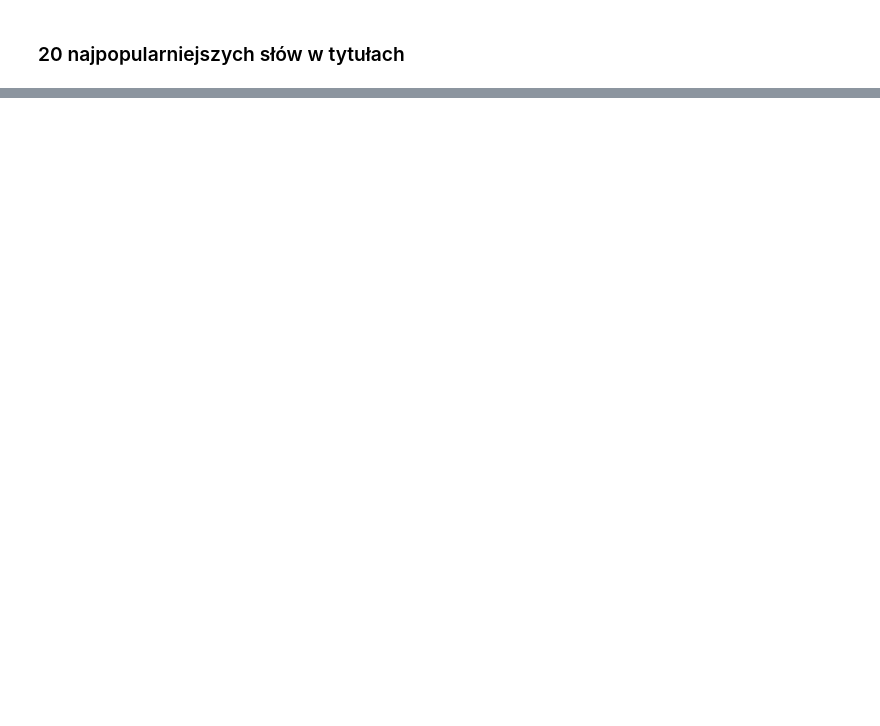
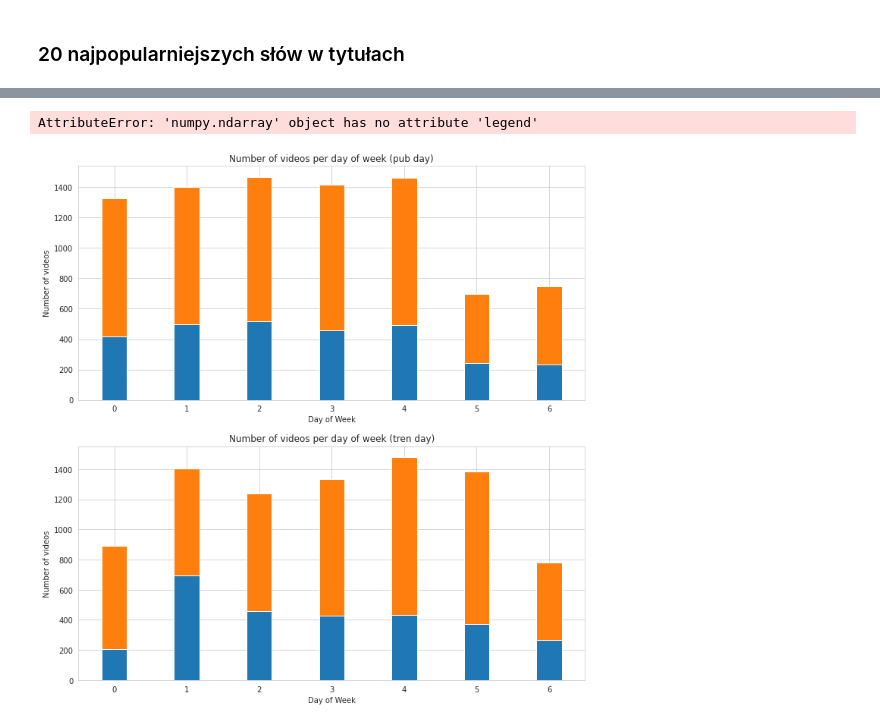
Before and after one commit to AdamKlejda/PED_YT, a Jupyter notebook: main.ipynb, the cells around one changed output, grey strips where cells are left out. Drawn from its saved outputs; the diff is of its cells as text; code cells hidden in the pictures; blank space fills up the shorter version.

```diff
--- a/main.ipynb
+++ b/main.ipynb
@@ -523,0 +466,30 @@ Name: tren_day_of_the_weak, dtype: int64
+# %%
+    data17 = df[df["tren_year"]==2017]['pub_day_of_the_week'].value_counts(sort=False)[df["pub_day_of_the_week"].unique()]
+    data18 = df[df["tren_year"]==2018]['pub_day_of_the_week'].value_counts(sort=False)[df["pub_day_of_the_week"].unique()]
+
+    days = data17.keys()#[0,6,4,5,3,1,2]
+
+
+    fig, ax = plt.subplots(2,1,figsize=(10,10))
+    fig.tight_layout(h_pad=4)
+    ax[0].bar(days,data17,0.35,label="2017")
+    ax[0].bar(days,data18,0.35,bottom=data17,label="2018")
+    ax[0].set_xlabel ('Day of Week')
+    ax[0].set_ylabel ('Number of videos')
+    ax[0].set_title("Number of videos per day of week (pub day)")
+
+    data17 = df[df["tren_year"]==2017]['tren_day_of_the_week'].value_counts(sort=False)[df["tren_day_of_the_week"].unique()]
+    data18 = df[df["tren_year"]==2018]['tren_day_of_the_week'].value_counts(sort=False)[df["tren_day_of_the_week"].unique()]
+
+    days = data17.keys()
+
+    ax[1].bar(days,data17,0.35,label="2017")
+    ax[1].bar(days,data18,0.35,bottom=data17,label="2018")
+    ax[1].set_xlabel ('Day of Week')
+    ax[1].set_ylabel ('Number of videos')
+    ax[1].set_title("Number of videos per day of week (tren day)")
+
+    plt.show()
+# %% [output]
+AttributeError: 'numpy.ndarray' object has no attribute 'legend'
+[figure, added]
```
Also changed, not shown: parts of 17 cells of this notebook, 1 other file.
